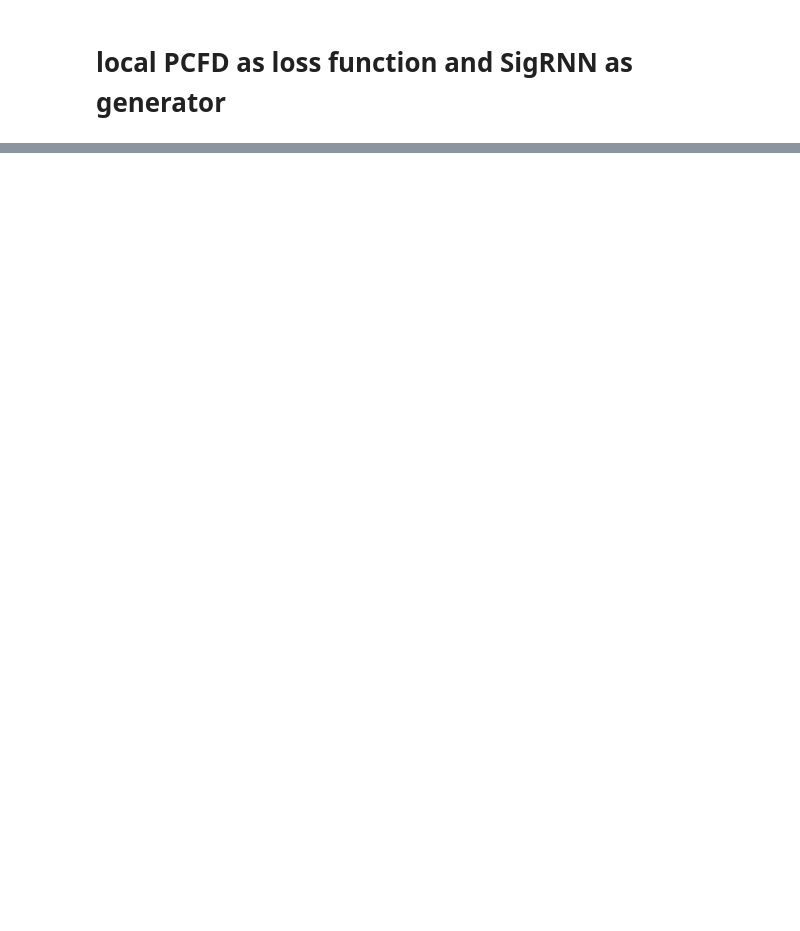
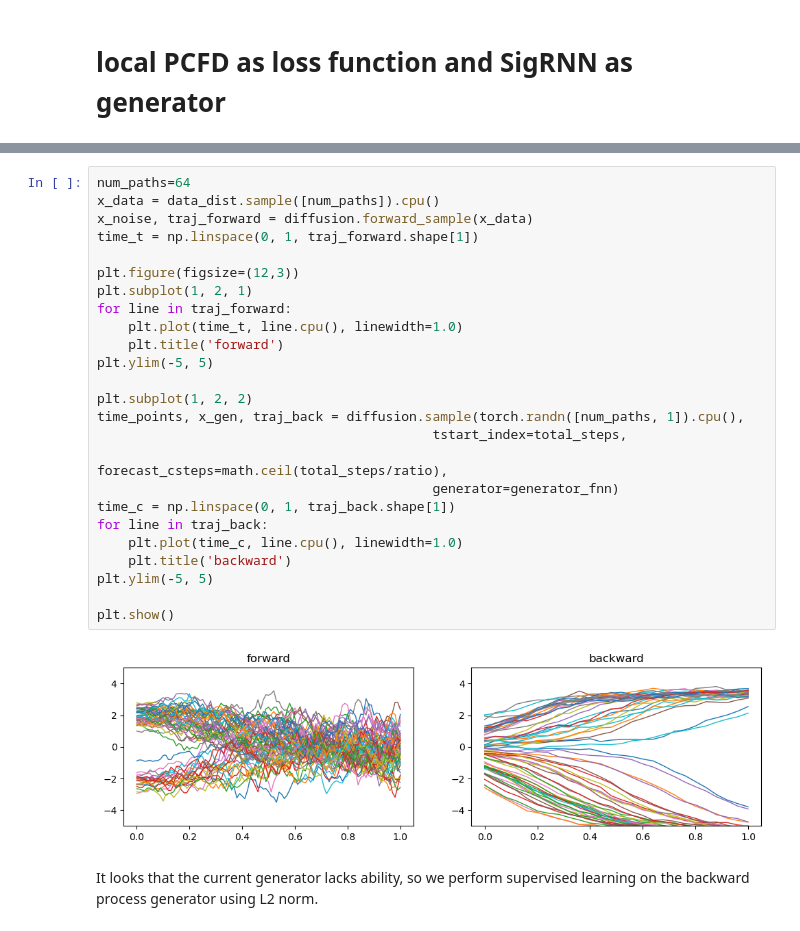
Before and after one commit to fg9191/pcf-diffusion-mx_branch, a Jupyter notebook: 1d_ToyNet_SigRNN_LocalPCFD_Wen.ipynb, the cells around one changed output, grey strips where cells are left out. Drawn from its saved outputs; the diff is of its cells as text; blank space fills up the shorter version.

Commit message:
supervised learning finished-0205

```diff
--- a/1d_ToyNet_SigRNN_LocalPCFD_Wen.ipynb
+++ b/1d_ToyNet_SigRNN_LocalPCFD_Wen.ipynb
@@ -586,0 +818,29 @@ plt.show()
+# %%
+num_paths=64
+x_data = data_dist.sample([num_paths]).cpu()
+x_noise, traj_forward = diffusion.forward_sample(x_data)
+time_t = np.linspace(0, 1, traj_forward.shape[1])
+
+plt.figure(figsize=(12,3))
+plt.subplot(1, 2, 1)
+for line in traj_forward:
+    plt.plot(time_t, line.cpu(), linewidth=1.0)
+    plt.title('forward')
+plt.ylim(-5, 5)
+
+plt.subplot(1, 2, 2)
+time_points, x_gen, traj_back = diffusion.sample(torch.randn([num_paths, 1]).cpu(),
+                                           tstart_index=total_steps,
+                                           forecast_csteps=math.ceil(total_steps/ratio),
+                                           generator=generator_fnn)
+time_c = np.linspace(0, 1, traj_back.shape[1])
+for line in traj_back:
+    plt.plot(time_c, line.cpu(), linewidth=1.0)
+    plt.title('backward')
+plt.ylim(-5, 5)
+
+plt.show()
+# %% [output]
+[figure, added]
+# %% [markdown]
+It looks that the current generator lacks ability, so we perform supervised learning on the backward process generator using L2 norm.
```
Also changed, not shown: parts of 23 cells of this notebook, 5 other files.
